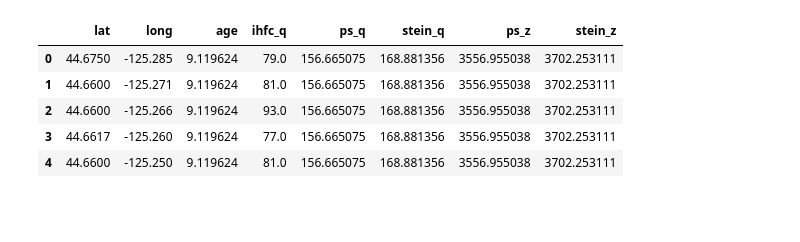
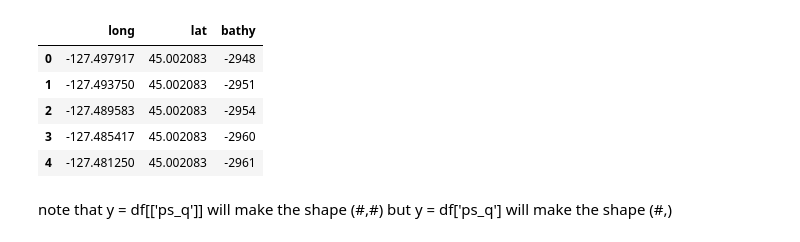
Before and after one commit to sydpas/gbdt_model, a Jupyter notebook: src/bathy_ex.ipynb, the cells around one changed output. Drawn from its saved outputs; the diff is of its cells as text; code cells hidden in the pictures; blank space fills up the shorter version.

```diff
--- a/src/bathy_ex.ipynb
+++ b/src/bathy_ex.ipynb
@@ -4,11 +7,13 @@ from sklearn.model_selection import train_test_split
 # %%
-df = pd.read_csv('..\\data\\segment_4_dataset.csv')
+df = pd.read_csv('..\\data\\smallseg_bathy.csv')
 df.head()
 # %% [output]
-|  | lat | long | age | ihfc_q | ps_q | stein_q | ps_z | stein_z |
-| 0 | 44.6750 | -125.285 | 9.119624 | 79.0 | 156.665075 | 168.881356 | 3556.955038 | 3702.253111 |
-| 1 | 44.6600 | -125.271 | 9.119624 | 81.0 | 156.665075 | 168.881356 | 3556.955038 | 3702.253111 |
-| 2 | 44.6600 | -125.266 | 9.119624 | 93.0 | 156.665075 | 168.881356 | 3556.955038 | 3702.253111 |
-| 3 | 44.6617 | -125.260 | 9.119624 | 77.0 | 156.665075 | 168.881356 | 3556.955038 | 3702.253111 |
-| 4 | 44.6600 | -125.250 | 9.119624 | 81.0 | 156.665075 | 168.881356 | 3556.955038 | 3702.253111 |
+|  | long | lat | bathy |
+| 0 | -127.497917 | 45.002083 | -2948 |
+| 1 | -127.493750 | 45.002083 | -2951 |
+| 2 | -127.489583 | 45.002083 | -2954 |
+| 3 | -127.485417 | 45.002083 | -2960 |
+| 4 | -127.481250 | 45.002083 | -2961 |
+# %% [markdown]
+note that y = df[['ps_q']] will make the shape (#,#) but y = df['ps_q'] will make the shape (#,)
 # %%
```
Also changed, not shown: parts of 36 cells of this notebook, 3 other files.
